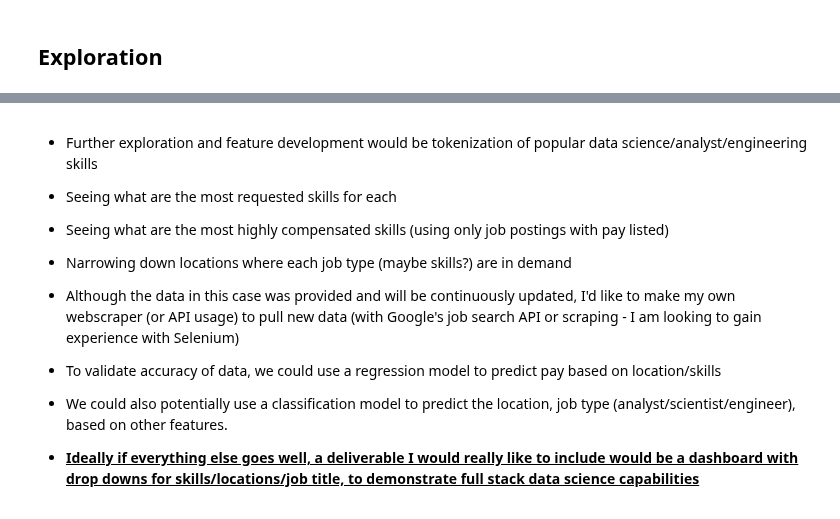
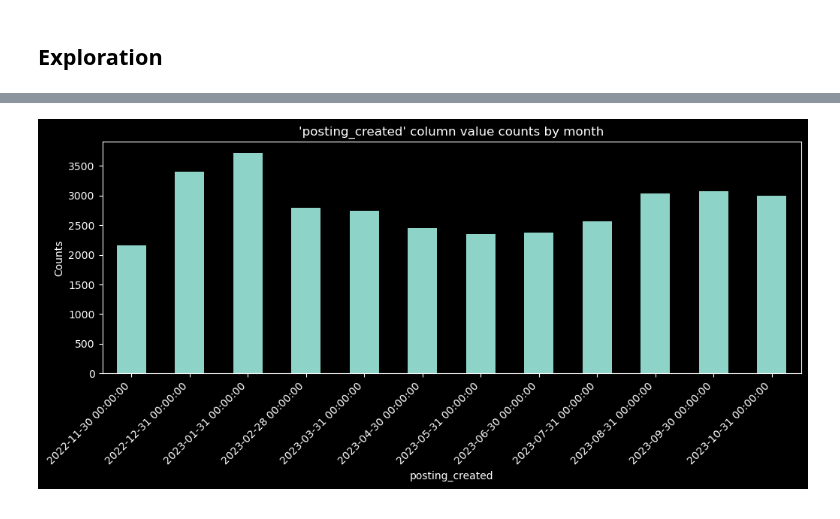
Before and after one commit to Decoding-Data-Jobs/data-jobs-project, a Jupyter notebook: schmitz_working/schmitz_draft.ipynb, the cells around one changed output, grey strips where cells are left out. Drawn from its saved outputs; the diff is of its cells as text; code cells hidden in the pictures.

Commit message:
Some exploration

```diff
--- a/schmitz_working/schmitz_draft.ipynb
+++ b/schmitz_working/schmitz_draft.ipynb
@@ -856,17 +877,13 @@ filtered_keywords(jobs_df_cleaned, keywords, title="Top Tools for Data Analysts"
-# %% [markdown]
-- Further exploration and feature development would be tokenization of popular data science/analyst/engineering skills
-
-- Seeing what are the most requested skills for each
-
-- Seeing what are the most highly compensated skills (using only job postings with pay listed)
-
-- Narrowing down locations where each job type (maybe skills?) are in demand
-
-- Although the data in this case was provided and will be continuously updated, I'd like to make my own webscraper (or API usage)
-to pull new data (with Google's job search API or scraping - I am looking to gain experience with Selenium)
-
-- To validate accuracy of data, we could use a regression model to predict pay based on location/skills
-
-- We could also potentially use a classification model to predict the location, job type (analyst/scientist/engineer), based on other features.
-
-- **<u>Ideally if everything else goes well, a deliverable I would really like to include would be a dashboard with drop downs for skills/locations/job title, to demonstrate full stack data science capabilities**
+# %%
+# Resample 'posting_created' to monthly frequency and count the number of postings
+monthly_postings = jobs_df_cleaned.resample('M').size()
+
+# Plot the monthly postings
+plt.figure(figsize=(12, 4))
+monthly_postings.plot(kind="bar")
+plt.title("'posting_created' column value counts by month")
+plt.ylabel("Counts")
+plt.xticks(rotation=45, ha="right")
+plt.show()
+# %% [output]
+[figure, added]
```
Also changed, not shown: parts of 9 cells of this notebook.
